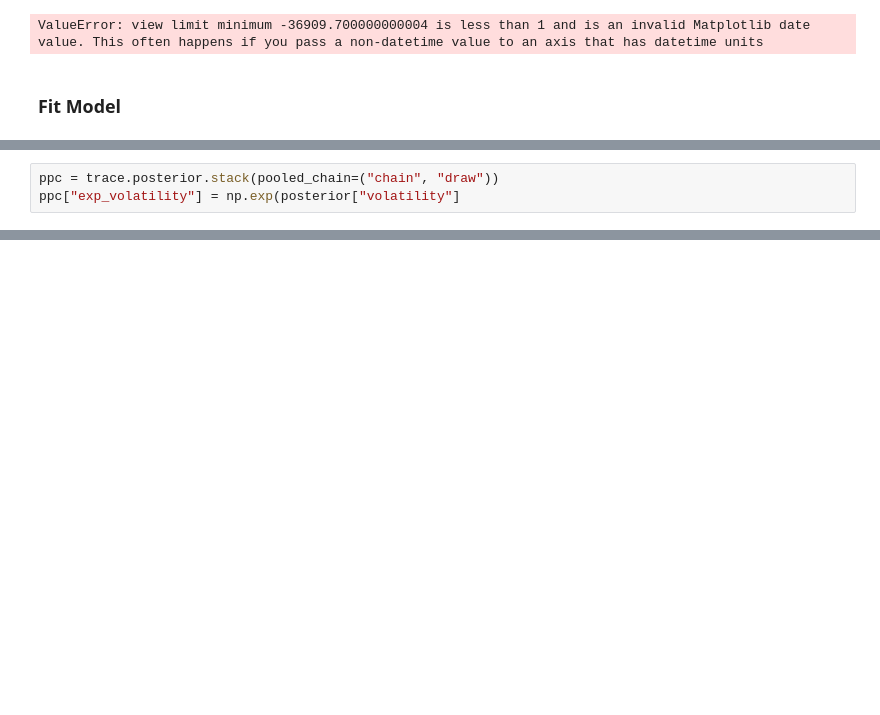
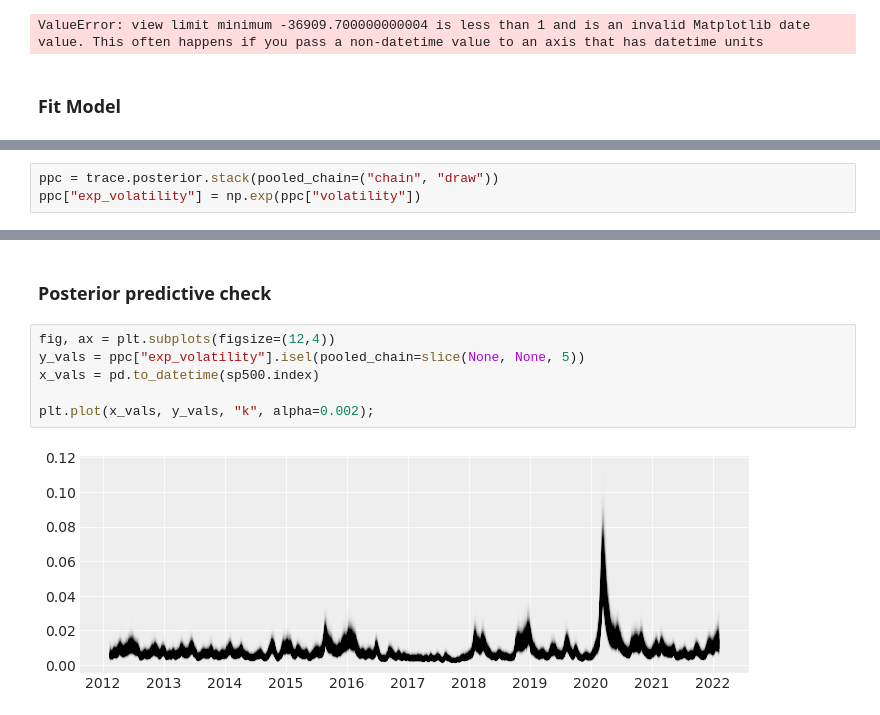
Before and after one commit to danhphan/bayesian-inferences, a Jupyter notebook: pymc_examples/stochastic_volatility_model.ipynb, the cells around one changed output, grey strips where cells are left out. Saved outputs shown, nothing was run; the diff lists cells and outputs as text; blank space fills up the shorter version.

```diff
--- a/pymc_examples/stochastic_volatility_model.ipynb
+++ b/pymc_examples/stochastic_volatility_model.ipynb
@@ -124,3 +126,3 @@ NUTS: [nu, volatility, step_size]
 # %%
 ppc = trace.posterior.stack(pooled_chain=("chain", "draw"))
-ppc["exp_volatility"] = np.exp(posterior["volatility"]
+ppc["exp_volatility"] = np.exp(ppc["volatility"])
@@ -128,0 +185,10 @@ with mode
+# %% [markdown]
+### Posterior predictive check
+# %%
+fig, ax = plt.subplots(figsize=(12,4))
+y_vals = ppc["exp_volatility"].isel(pooled_chain=slice(None, None, 5))
+x_vals = pd.to_datetime(sp500.index)
+
+plt.plot(x_vals, y_vals, "k", alpha=0.002);
+# %% [output]
+[figure, added]
```
Also changed, not shown: parts of 9 cells of this notebook.
